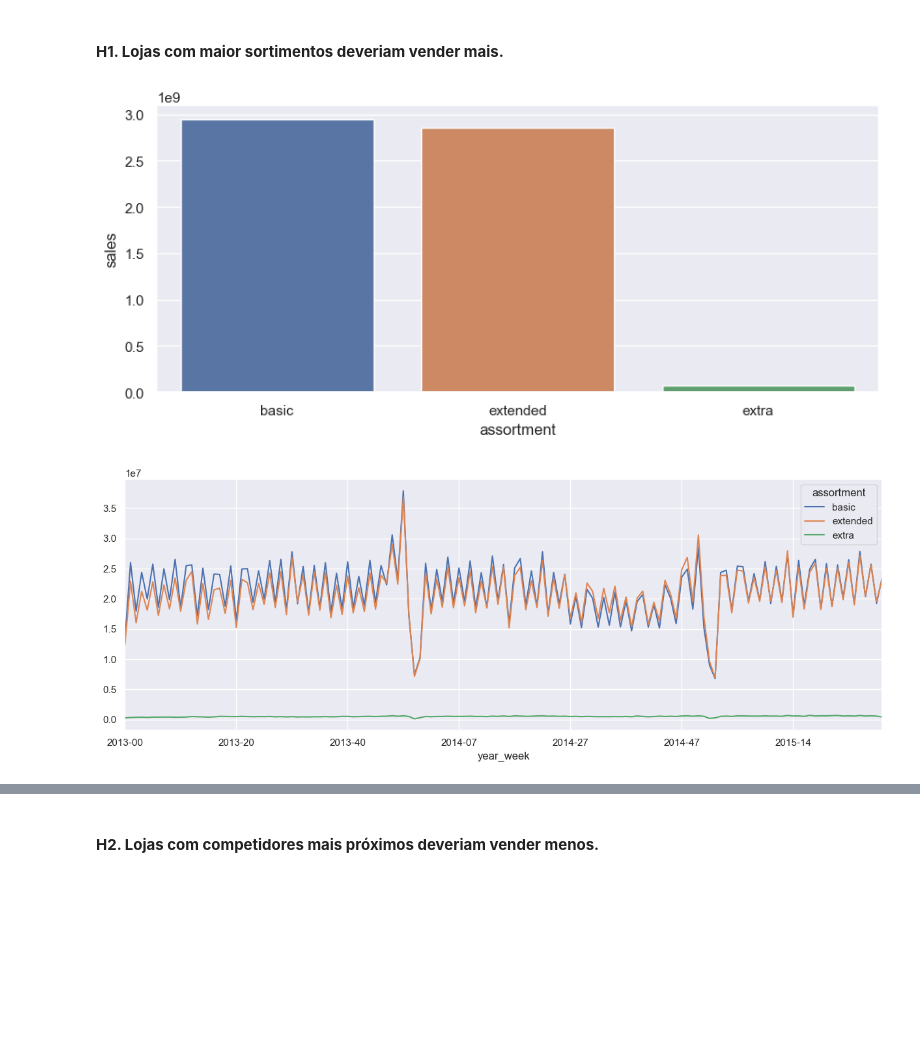
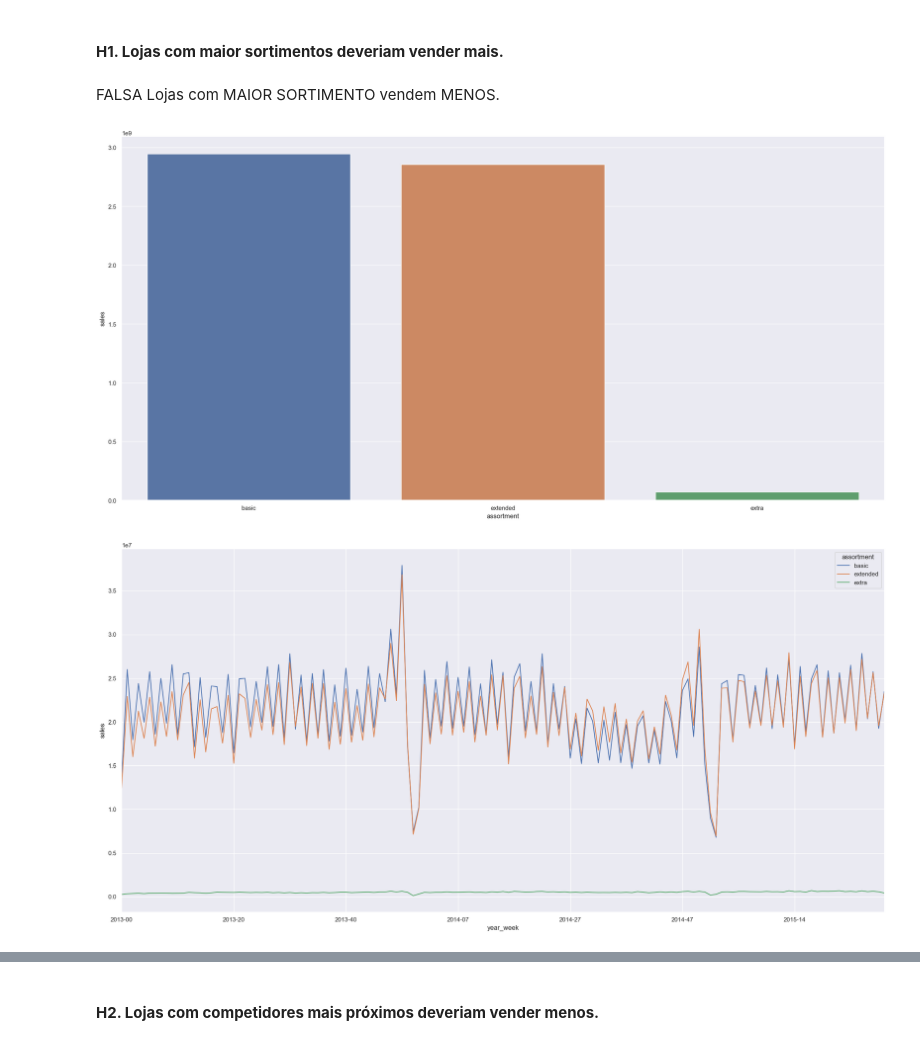
Before and after one commit to iury-repo/rossman-sales, a Jupyter notebook: notebooks/v01_store_sales_prediction.ipynb, the cells around one changed output, grey strips where cells are left out. Drawn from its saved outputs; the diff is of its cells as text; code cells hidden in the pictures; blank space fills up the shorter version.

```diff
--- a/notebooks/v01_store_sales_prediction.ipynb
+++ b/notebooks/v01_store_sales_prediction.ipynb
@@ -505,20 +514,19 @@ plt.show()
 ## 4.2. Bivariate Analysis
 # %% [markdown]
 #### **H1. Lojas com maior sortimentos deveriam vender mais.**
+# %% [markdown]
+FALSA Lojas com MAIOR SORTIMENTO vendem MENOS.
 # %%
 aux1 = df4[['assortment', 'sales']].groupby( 'assortment' ).sum().reset_index()
 sns.barplot( x='assortment', y='sales', data=aux1 );
-plt.gcf().set_size_inches(10,4)
-plt.show()
 # %% [output]
-[figure, old version]
+[figure, new version]
 # %%
 aux2 = df4[['year_week', 'assortment', 'sales']].groupby(['year_week','assortment'] ).sum().reset_index()
 aux2.pivot( index='year_week', columns='assortment', values='sales' ).plot();
-plt.gcf().set_size_inches(15,5)
-plt.show()
+plt.ylabel('sales');
 # %% [output]
-[figure, old version]
+[figure, new version]
 # %%
 aux3 = aux2[aux2['assortment'] == 'extra']
 aux3.pivot( index='year_week', columns='assortment', values='sales' ).plot()
```
Also changed, not shown: parts of 42 cells of this notebook.
